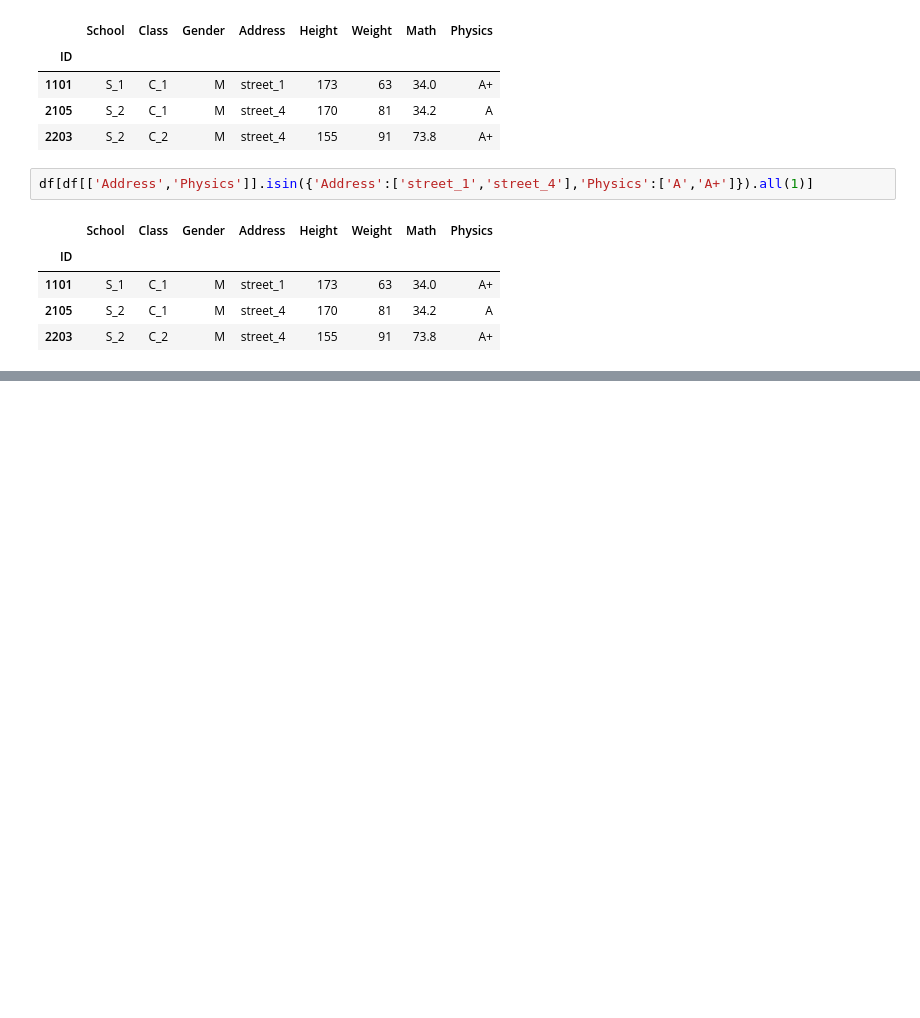
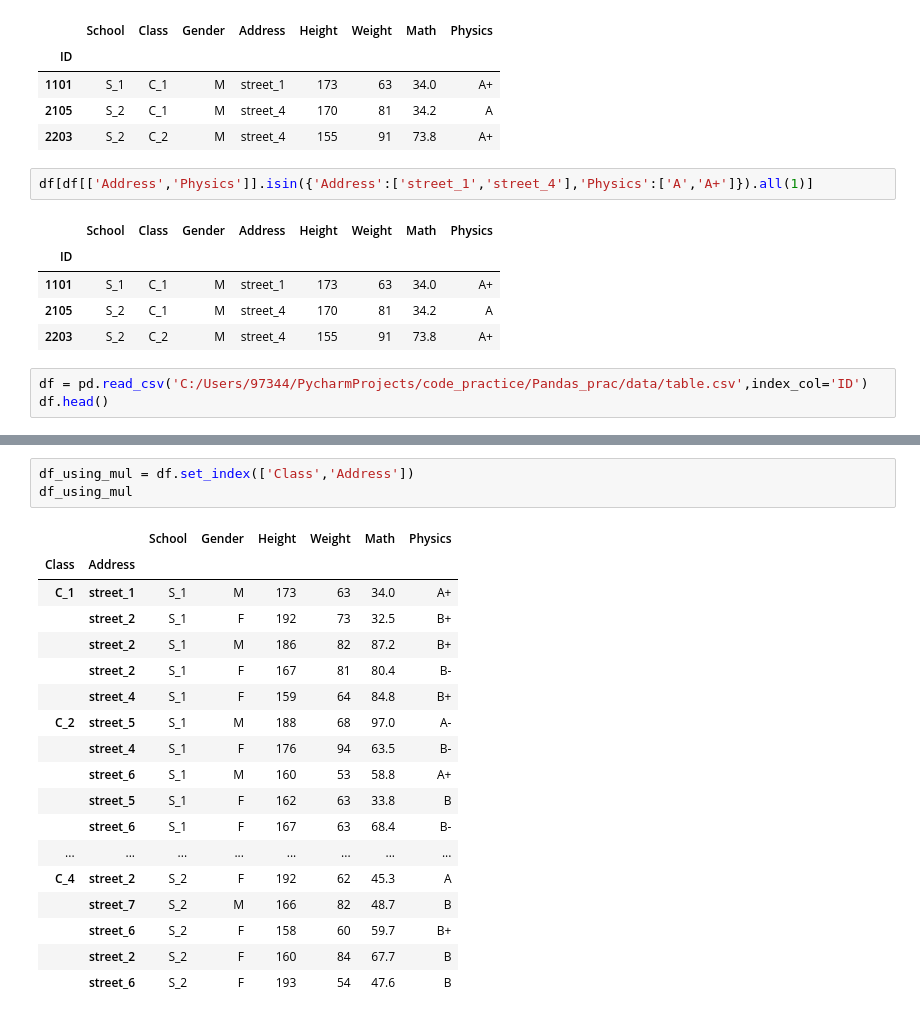
Before and after one commit to WBGZDTSL/code_practice, a Jupyter notebook: Pandas_practice_Index_2022.07.07.ipynb, the cells around one changed output, grey strips where cells are left out. Cells and saved outputs as stored; diff of their text form; blank space fills up the shorter version.

```diff
--- a/Pandas_practice_Index_2022.07.07.ipynb
+++ b/Pandas_practice_Index_2022.07.07.ipynb
@@ -479,3 +469,6 @@ df[df[['Address','Physics']].isin({'Address':['street_1','street_4'],'Physics':[
 | 1101 | S_1 | C_1 | M | street_1 | 173 | 63 | 34.0 | A+ |
 | 2105 | S_2 | C_1 | M | street_4 | 170 | 81 | 34.2 | A |
 | 2203 | S_2 | C_2 | M | street_4 | 155 | 91 | 73.8 | A+ |
+# %%
+df = pd.read_csv('C:/Users/97344/PycharmProjects/code_practice/Pandas_prac/data/table.csv',index_col='ID')
+df.head()
@@ -481,0 +597,22 @@ df[df[['Address','Physics']].isin({'Address':['street_1','street_4'],'Physics':[
+# %%
+df_using_mul = df.set_index(['Class','Address'])
+df_using_mul
+# %% [output]
+|  |  | School | Gender | Height | Weight | Math | Physics |
+| Class | Address |  |  |  |  |  |  |
+| C_1 | street_1 | S_1 | M | 173 | 63 | 34.0 | A+ |
+|  | street_2 | S_1 | F | 192 | 73 | 32.5 | B+ |
+|  | street_2 | S_1 | M | 186 | 82 | 87.2 | B+ |
+|  | street_2 | S_1 | F | 167 | 81 | 80.4 | B- |
+|  | street_4 | S_1 | F | 159 | 64 | 84.8 | B+ |
+| C_2 | street_5 | S_1 | M | 188 | 68 | 97.0 | A- |
+|  | street_4 | S_1 | F | 176 | 94 | 63.5 | B- |
+|  | street_6 | S_1 | M | 160 | 53 | 58.8 | A+ |
+|  | street_5 | S_1 | F | 162 | 63 | 33.8 | B |
+|  | street_6 | S_1 | F | 167 | 63 | 68.4 | B- |
+| ... | ... | ... | ... | ... | ... | ... | ... |
+| C_4 | street_2 | S_2 | F | 192 | 62 | 45.3 | A |
+|  | street_7 | S_2 | M | 166 | 82 | 48.7 | B |
+|  | street_6 | S_2 | F | 158 | 60 | 59.7 | B+ |
+|  | street_2 | S_2 | F | 160 | 84 | 67.7 | B |
+|  | street_6 | S_2 | F | 193 | 54 | 47.6 | B |
```
Also changed, not shown: parts of 15 cells of this notebook, 1 other file.
